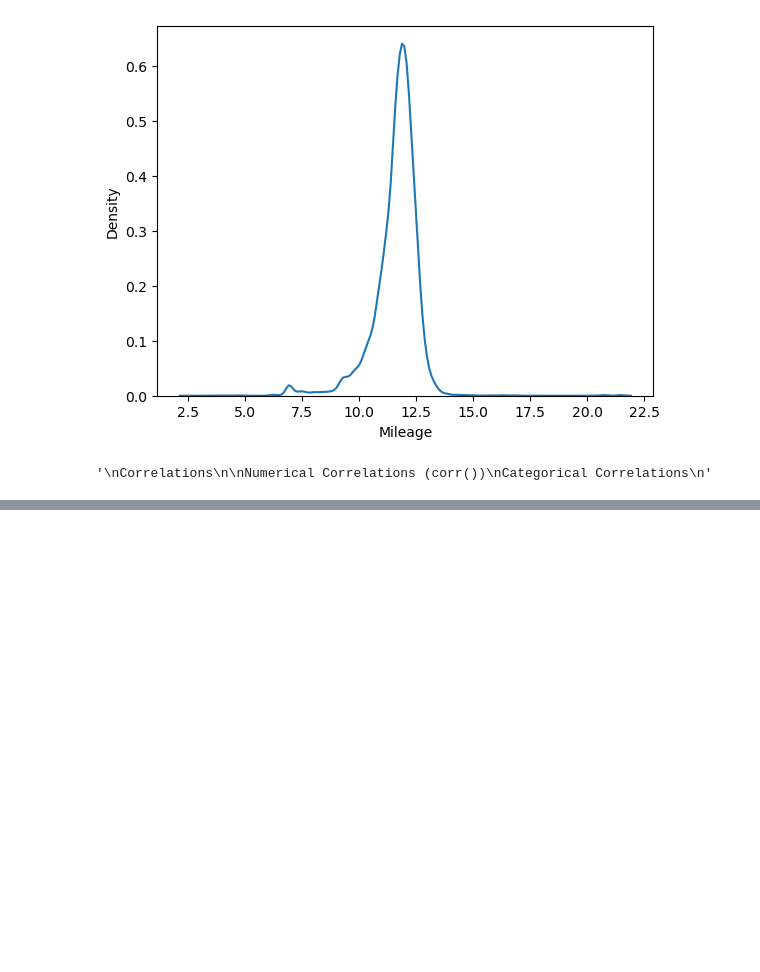
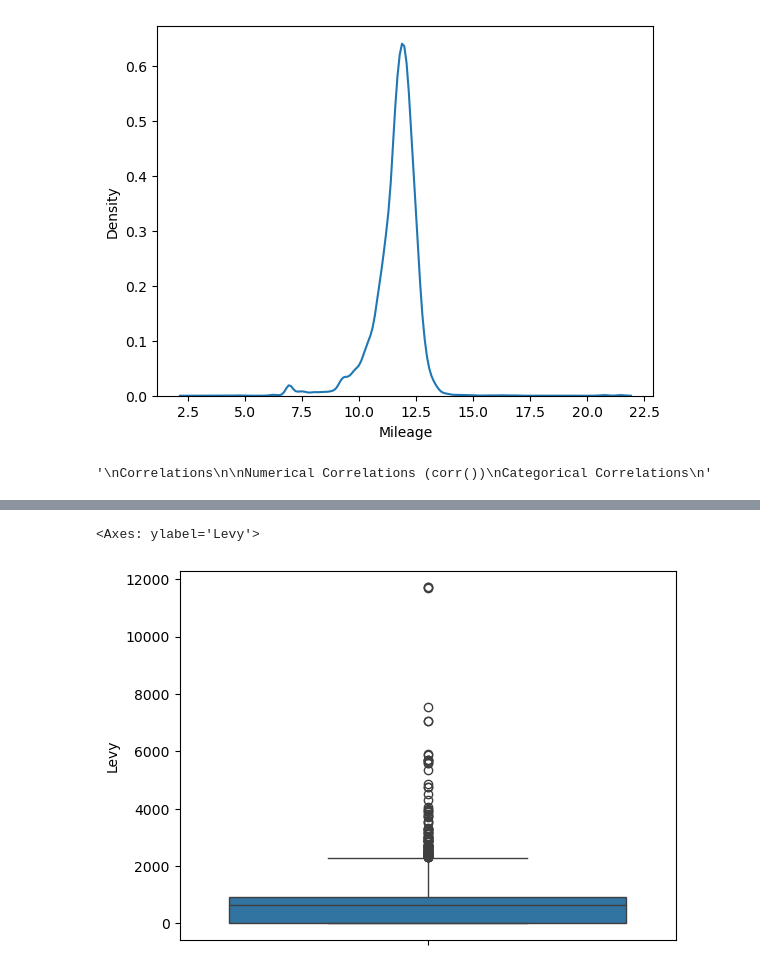
Before and after one commit to aniszariat/Car-Price-Prediction, a Jupyter notebook: EDA.ipynb, the cells around one changed output, grey strips where cells are left out. Cells and saved outputs as stored; diff of their text form; code cells hidden in the pictures; blank space fills up the shorter version.

```diff
--- a/EDA.ipynb
+++ b/EDA.ipynb
@@ -282,0 +307,5 @@ ValueError: could not convert string to float: 'LEXUS'
+# %%
+sns.boxplot(data['Levy'])
+# %% [output]
+<Axes: ylabel='Levy'>
+[figure, added]
```
Also changed, not shown: parts of 8 cells of this notebook.
